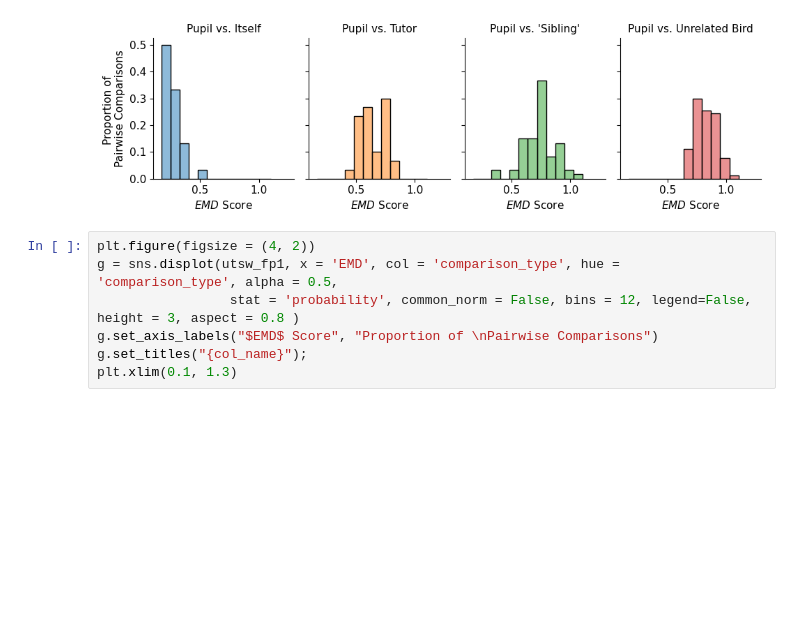
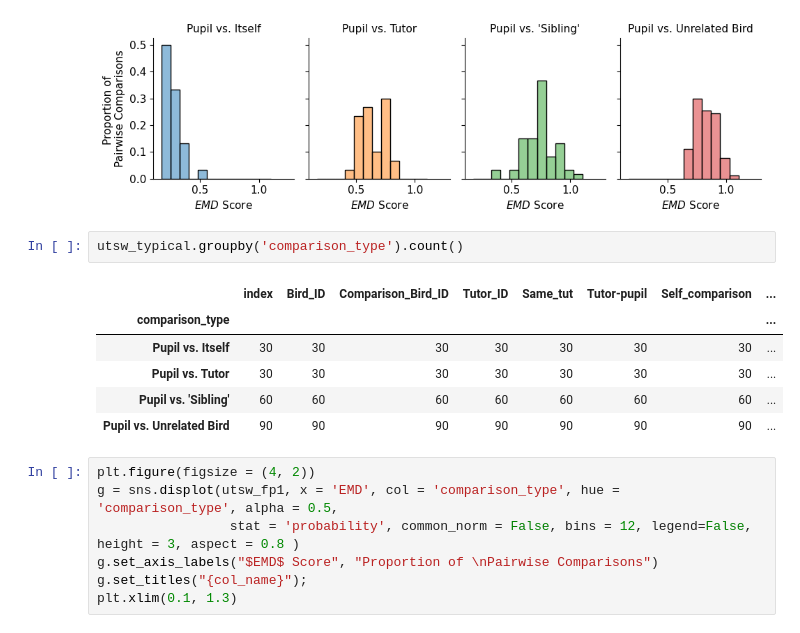
Before and after one commit to theresekoch/AVN_paper, a Jupyter notebook: 05 - Similarity Scoring/01 - Plot EMDs.ipynb, the cells around one changed output. Saved outputs shown, nothing was run; the diff lists cells and outputs as text; blank space fills up the shorter version.

Commit message:
check group counts

```diff
--- a/05 - Similarity Scoring/01 - Plot EMDs.ipynb
+++ b/05 - Similarity Scoring/01 - Plot EMDs.ipynb
@@ -73,6 +73,15 @@ plt.xlim(0.1, 1.3)
 (0.1, 1.3)
 <Figure size 300x200 with 0 Axes>
 [figure]
+# %%
+utsw_typical.groupby('comparison_type').count()
+# %% [output]
+|  | index | Bird_ID | Comparison_Bird_ID | Tutor_ID | Same_tut | Tutor-pupil | Self_comparison | ... |
+| comparison_type |  |  |  |  |  |  |  | ... |
+| Pupil vs. Itself | 30 | 30 | 30 | 30 | 30 | 30 | 30 | ... |
+| Pupil vs. Tutor | 30 | 30 | 30 | 30 | 30 | 30 | 30 | ... |
+| Pupil vs. 'Sibling' | 60 | 60 | 60 | 60 | 60 | 60 | 60 | ... |
+| Pupil vs. Unrelated Bird | 90 | 90 | 90 | 90 | 90 | 90 | 90 | ... |
 # %%
 plt.figure(figsize = (4, 2))
 g = sns.displot(utsw_fp1, x = 'EMD', col = 'comparison_type', hue = 'comparison_type', alpha = 0.5,
```
Also changed, not shown: parts of 3 cells of this notebook.
